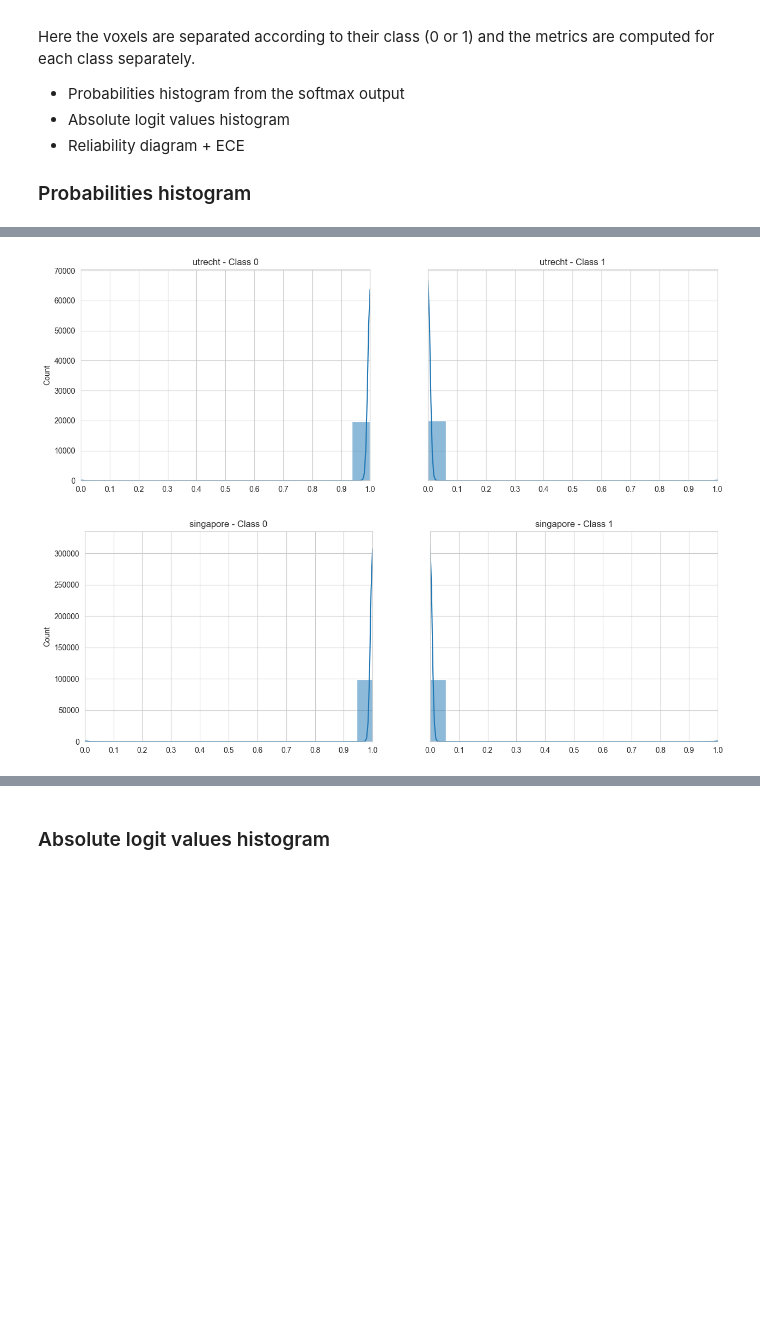
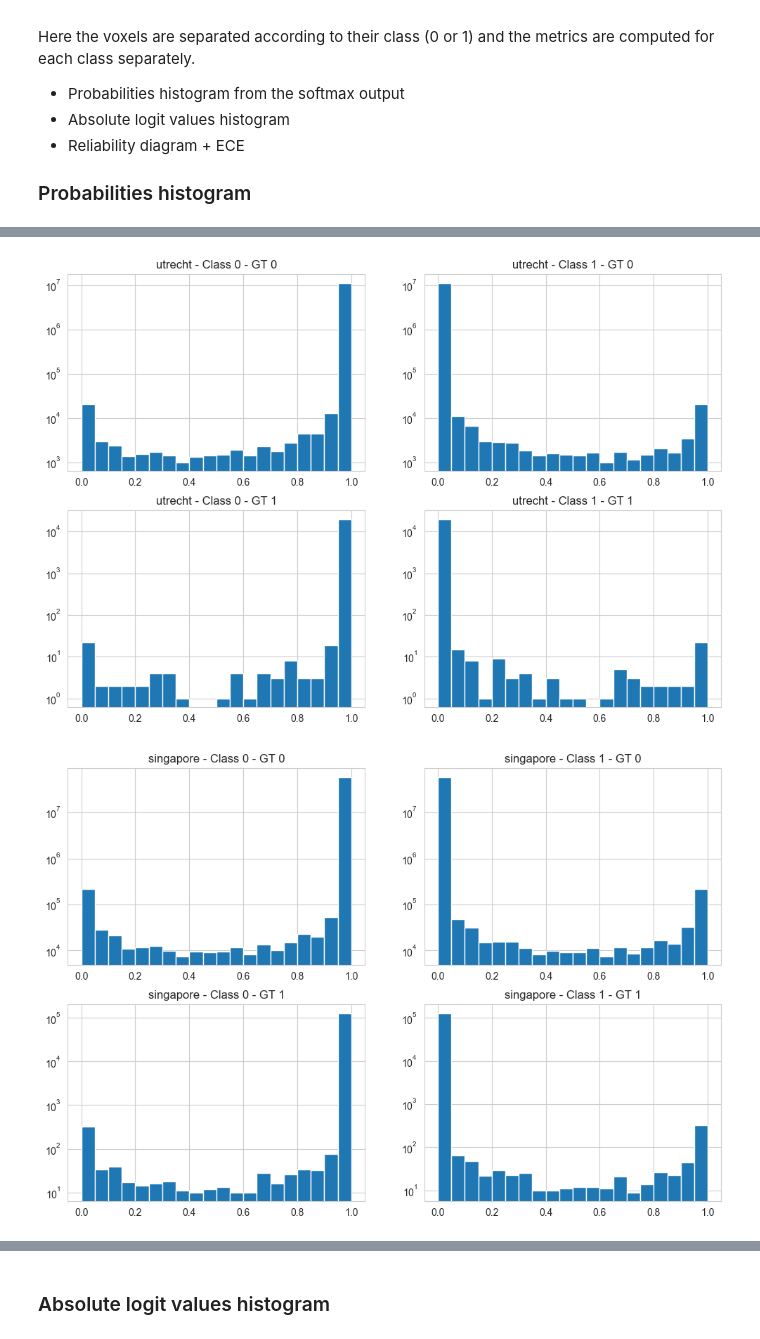
Before and after one commit to vfmatzkin/wmh-mc-seg, a Jupyter notebook: notebooks/metrics.ipynb, the cells around one changed output, grey strips where cells are left out. Drawn from its saved outputs; the diff is of its cells as text; code cells hidden in the pictures; blank space fills up the shorter version.

```diff
--- a/notebooks/metrics.ipynb
+++ b/notebooks/metrics.ipynb
@@ -65,47 +65,49 @@ Here the voxels are separated according to their class (0 or 1) and the metrics
 ### Probabilities histogram
 # %%
 centers = ['utrecht', 'singapore', 'amsterdam']
-num_voxels = 5000  # number of voxels to grab
 
 for center in centers:
-    vx_0_np = np.array([])
-    vx_1_np = np.array([])
+    imgs_smx_0_0, imgs_smx_0_1, imgs_smx_1_0,imgs_smx_1_1 = \
+        np.array([]), np.array([]), np.array([]), np.array([])
+
     df = pd.read_csv(f"utrecht-{center}.csv", header=None)
     df.columns = ['pred_wmh_hard', 'pred_wmh_softmax', 'pred_logits', 'gt_wmh']
 
     for _, row in df.iterrows():
-        _, pred_wmh_softmax, _, _ = row
+        _, pred_wmh_softmax, _, gt_wmh = row
+        print(f"Processing {pred_wmh_softmax}...")
 
-        pred_softmax = nib.load(
-            pred_wmh_softmax).get_fdata()  # dims: [H, W, C, B, D]
+        # dims: [H, W, C, B, D]
+        pred_softmax = nib.load(pred_wmh_softmax).get_fdata()
+        gt = nib.load(gt_wmh).get_fdata().flatten()
 
-        nv = pred_softmax.shape[0] * pred_softmax.shape[1] * \
-             pred_softmax.shape[4] if num_voxels is None else num_voxels
-        # Grab a random sample of voxels for each class
-        voxels_0 = random.sample(list(pred_softmax[:, :, 0, 0, :].flatten()),
-                                 nv)
-        voxels_1 = random.sample(list(pred_softmax[:, :, 1, 0, :].flatten()),
-                                 nv)
+        gt_0 = np.where(gt == 0)[0]
+        gt_1 = np.where(gt == 1)[0]
+
+        # get the softmax values for the voxels where gt is 1 in each channel
+        img_smx_0_0 = pred_softmax[:, :, 0, 0, :].flatten()[gt_0]
+        img_smx_1_0 = pred_softmax[:, :, 1, 0, :].flatten()[gt_0]
+        img_smx_0_1 = pred_softmax[:, :, 0, 0, :].flatten()[gt_1]
+        img_smx_1_1 = pred_softmax[:, :, 1, 0, :].flatten()[gt_1]
 
         # Concatenate sampled voxels for each class
-        vx_0_np = np.concatenate(
-            (vx_0_np, np.around(np.array(voxels_0), decimals=2)))
-        vx_1_np = np.concatenate(
-            (vx_1_np, np.around(np.array(voxels_1), decimals=2)))
+        imgs_smx_0_0 = np.concatenate((imgs_smx_0_0, np.around(np.array(img_smx_0_0), decimals=2)))
+        imgs_smx_1_0 = np.concatenate((imgs_smx_1_0, np.around(np.array(img_smx_1_0), decimals=2)))
+        imgs_smx_0_1 = np.concatenate((imgs_smx_0_1, np.around(np.array(img_smx_0_1), decimals=2)))
+        imgs_smx_1_1 = np.concatenate((imgs_smx_1_1, np.around(np.array(img_smx_1_1), decimals=2)))
 
     # Plot histogram for each voxel class
-    fig, axs = plt.subplots(nrows=1, ncols=2, figsize=(15, 5), sharey=True)
-    for i, voxels in enumerate([vx_0_np, vx_1_np]):
-        sns.histplot(voxels, ax=axs[i], kde=True)
-        axs[i].set_title(f"{center} - Class {i}")
-        axs[i].set_xlim([0, 1])
-        axs[i].set_xticks(np.arange(0, 1.1, 0.1))
-
-    # fig, axs = plt.subplots(nrows=1, ncols=2, figsize=(12, 8), sharey=True)
-    # for i, voxels in enumerate([vx_0_np, vx_1_np]):
-    #     sns.histplot(voxels, ax=axs[i], kde=True)
-    #     axs[i].set_title(f"{center} - Class {i} - Log scale")
-    #     axs[i].set_xlim([0, 1])
-    #     axs[i].set_xticks(np.arange(0, 1.1, 0.1))
-    #     axs[i].set_yscale('log')
+    fig, axs = plt.subplots(nrows=2, ncols=2, figsize=(12, 8))
+    axs[0, 0].hist(imgs_smx_0_0, bins=20)
+    axs[0, 0].set_yscale('log')
+    axs[0, 0].set_title(f"{center} - Class 0 - GT 0")
+    axs[0, 1].hist(imgs_smx_1_0, bins=20)
+    axs[0, 1].set_yscale('log')
+    axs[0, 1].set_title(f"{center} - Class 1 - GT 0")
+    axs[1, 0].hist(imgs_smx_0_1, bins=20)
+    axs[1, 0].set_yscale('log')
+    axs[1, 0].set_title(f"{center} - Class 0 - GT 1")
+    axs[1, 1].hist(imgs_smx_1_1, bins=20)
+    axs[1, 1].set_yscale('log')
+    axs[1, 1].set_title(f"{center} - Class 1 - GT 1")
 # %% [output]
@@ -112,2 +131,2 @@ for center in centers:
-[figure, old version]
+[figure, new version]
-[figure, old version]
+[figure, new version]
```
Also changed, not shown: parts of 3 cells of this notebook.
